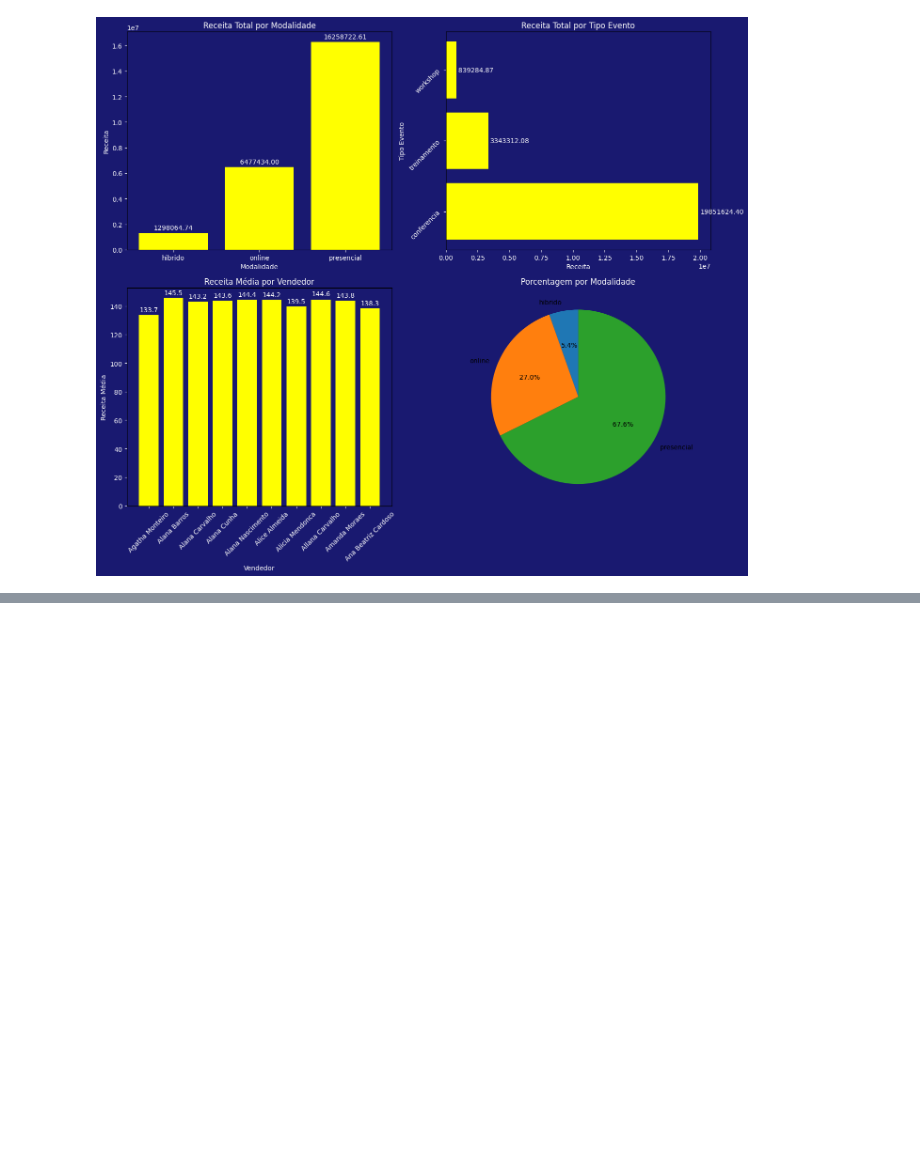
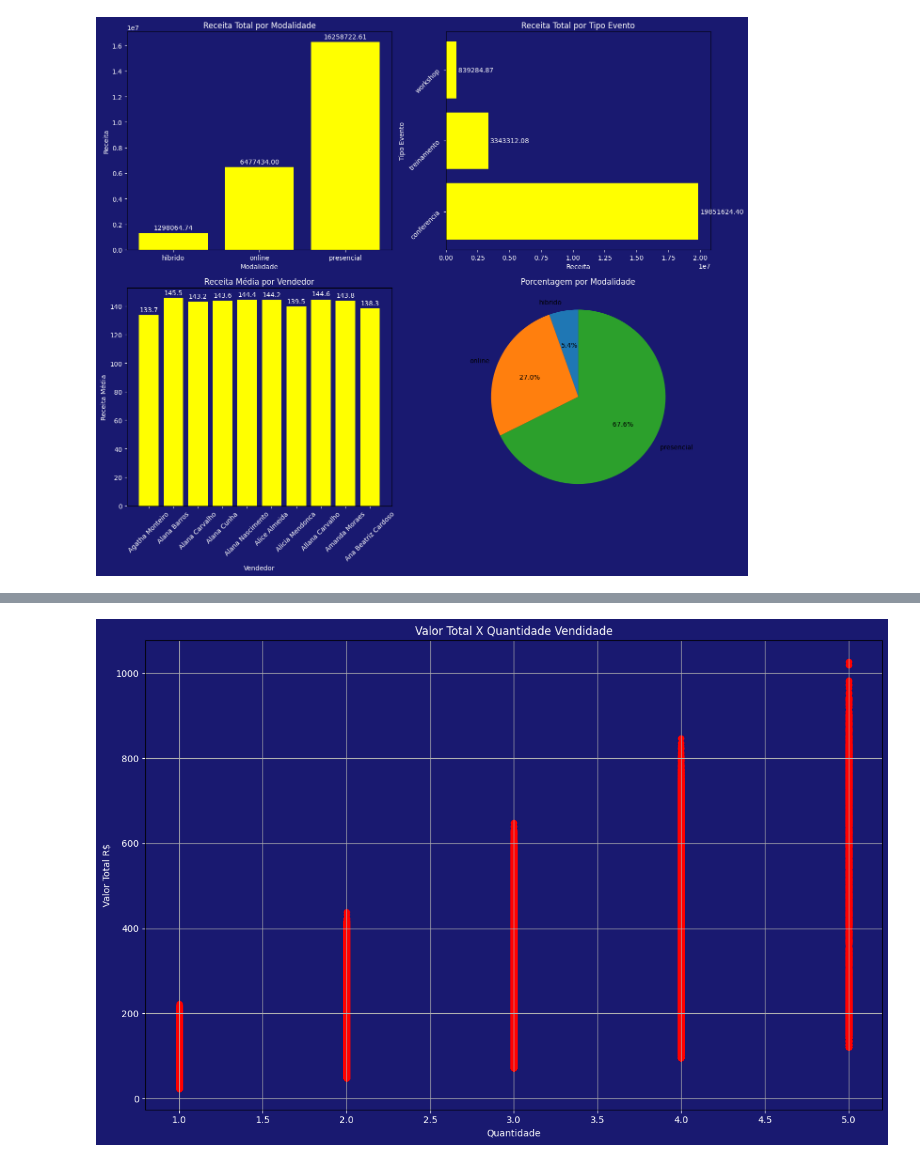
Before and after one commit to LucasBorges21/analise_comercial_eventos, a Jupyter notebook: notebooks/analise_eventos.ipynb, the cells around one changed output, grey strips where cells are left out. Drawn from its saved outputs; the diff is of its cells as text; code cells hidden in the pictures; blank space fills up the shorter version.

Commit message:
Adicionando Gráfico de Dispersão Valor Total X Quantidade Vendida

```diff
--- a/notebooks/analise_eventos.ipynb
+++ b/notebooks/analise_eventos.ipynb
@@ -477,0 +509,34 @@ plt.show()
+# %%
+"""Relação entre valor total e quantidade de itens vendidos."""
+
+
+dispersao = (
+    item_vendas_df[['id_item_venda', 'valor_total', 'quantidade', 'meio_pagamento', 'status_pagamento']]
+)
+
+dispersao = dispersao.loc[dispersao['status_pagamento'] == 'confirmado']
+
+fig, ax = plt.subplots(figsize=(12,8))
+
+
+plt.rcParams['figure.facecolor'] = '#191970'
+plt.rcParams['axes.facecolor'] = '#191970'
+plt.rcParams['axes.titlecolor'] = 'white'
+plt.rcParams['axes.labelcolor'] = 'white'
+plt.rcParams['xtick.color'] = 'white'
+plt.rcParams['ytick.color'] = 'white'
+
+ax.scatter(
+    dispersao['quantidade'],
+    dispersao['valor_total'],
+    color='red'
+)
+
+ax.set_title('Valor Total X Quantidade Vendidade')
+ax.set_xlabel('Quantidade')
+ax.set_ylabel('Valor Total R$')
+ax.grid()
+plt.tight_layout()
+plt.show()
+# %% [output]
+[figure, added]
```
Also changed, not shown: parts of 1 cell of this notebook.
